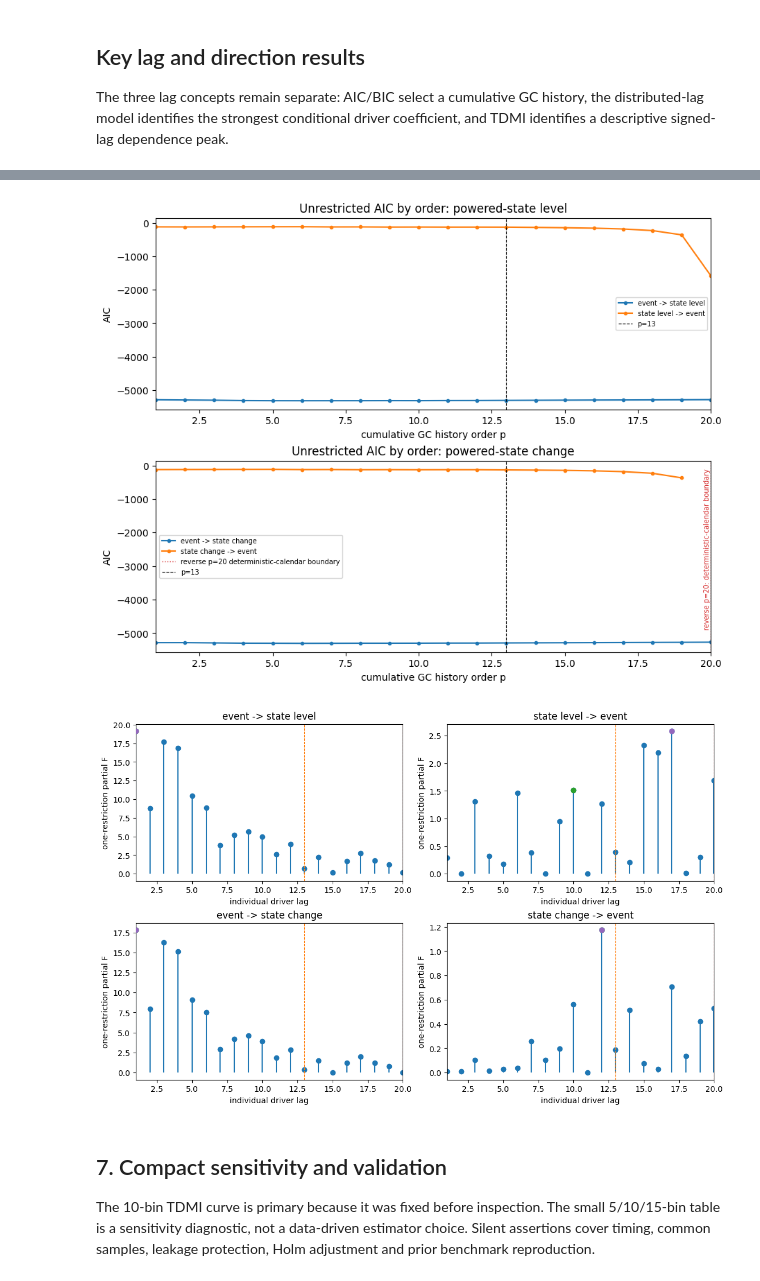
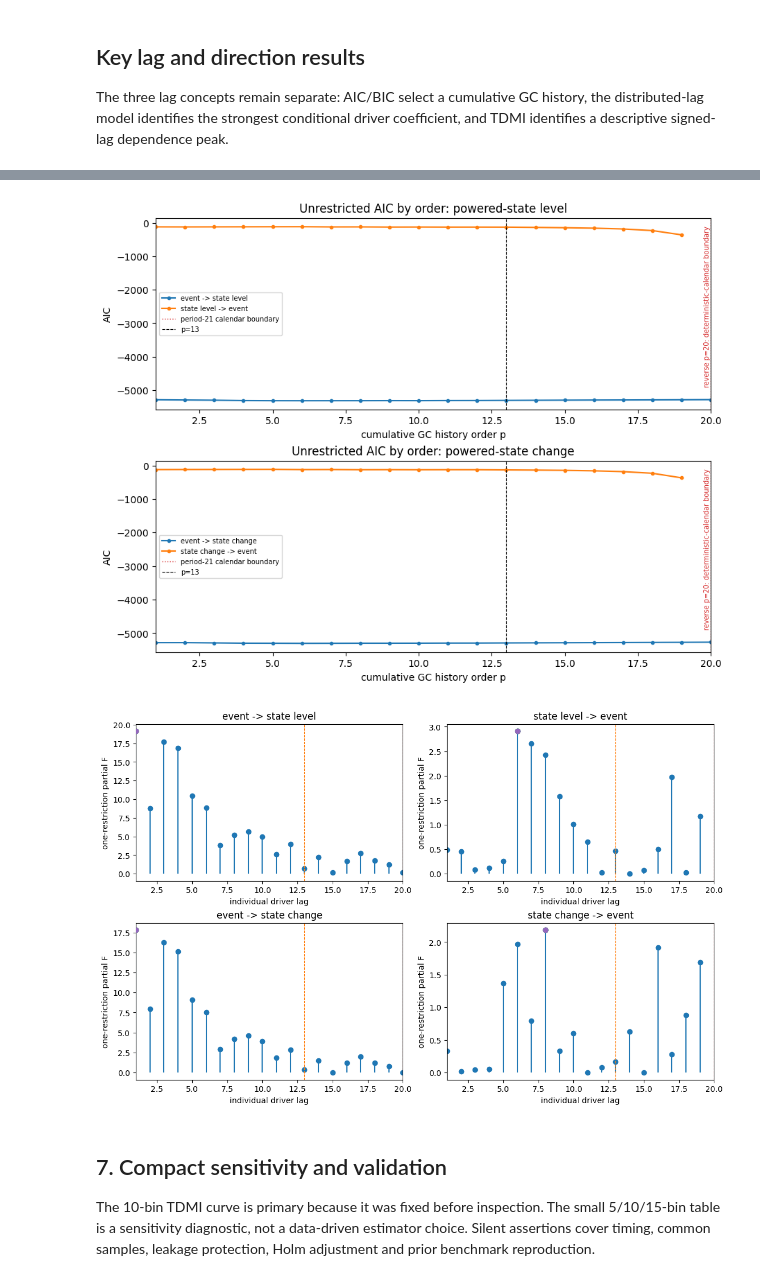
Before and after one commit to JivN24/HSBC-AN-RN, a Jupyter notebook: CODEWORK/Linus' Task Re-Do/01_dense_periodic_n1_gc_tdmi.ipynb, the cells around one changed output, grey strips where cells are left out. Cells and saved outputs as stored; diff of their text form; code cells hidden in the pictures.

```diff
--- a/CODEWORK/Linus' Task Re-Do/01_dense_periodic_n1_gc_tdmi.ipynb
+++ b/CODEWORK/Linus' Task Re-Do/01_dense_periodic_n1_gc_tdmi.ipynb
@@ -137,20 +132,17 @@ change_tdmi=compute_tdmi_curve(change_table.event,change_table.state_change); ch
 
 The three lag concepts remain separate: AIC/BIC select a cumulative GC history, the distributed-lag model identifies the strongest conditional driver coefficient, and TDMI identifies a descriptive signed-lag dependence peak.
 # %%
-selection_rows=[]; strongest_rows=[]; lag20_rows=[]
+selection_rows=[]; strongest_rows=[]; boundary_rows=[]
 for target_name,direction,_,_ in gc_specs:
     scan=gc_scan.loc[gc_scan.direction.eq(direction)]; selection_rows += [select_gc_orders(scan,DIRECT_END,'direct response p=1..13'),select_gc_orders(scan,INTER_EVENT_END,'strict inter-event p=1..20')]
-    lags=individual_lag_table.loc[individual_lag_table.direction.eq(direction)]; direct=lags.loc[lags.lag.between(1,DIRECT_END)].nlargest(1,'partial_F_statistic').iloc[0]; inter=lags.loc[lags.lag.between(1,INTER_EVENT_END)].nlargest(1,'partial_F_statistic').iloc[0]
-    for label,row in [('direct response lag=1..13',direct),('strict inter-event lag=1..20',inter)]: strongest_rows.append({'target':target_name,'direction':direction,'lag window':label,'strongest lag':int(row.lag),'coefficient':float(row.coefficient),'partial F-statistic':float(row.partial_F_statistic),'raw p-value':float(row.raw_p_value),'Holm-adjusted p-value':float(row.Holm_adjusted_p_value),'survives Holm correction':bool(row.survives_Holm_correction)})
-    at20=lags.loc[lags.lag.eq(INTER_EVENT_END)].iloc[0]; lag20_rows.append({'target':target_name,'direction':direction,'lag 20 partial F':at20.partial_F_statistic,'lag 20 raw p':at20.raw_p_value,'direct-window winner':int(direct.lag)})
-gc_order_selection_table=pd.DataFrame(selection_rows); strongest_individual_lag_table=pd.DataFrame(strongest_rows); lag20_comparison=pd.DataFrame(lag20_rows); tdmi_best_lag_table=pd.concat([level_tdmi_summary,change_tdmi_summary],ignore_index=True)
+    lags=individual_lag_table.loc[individual_lag_table.direction.eq(direction)]; direct=lags.loc[lags.lag.between(1,DIRECT_END)].nlargest(1,'partial_F_statistic').iloc[0]; inter_end=GC_MAX_ORDER-1 if direction in REVERSE_GC_DIRECTIONS else GC_MAX_ORDER; inter=lags.loc[lags.lag.between(1,inter_end)].nlargest(1,'partial_F_statistic').iloc[0]
+    for label,row in [('direct response lag=1..13',direct),(f"valid inter-event lag=1..{inter_end}",inter)]: strongest_rows.append({'target':target_name,'direction':direction,'lag window':label,'strongest lag':int(row.lag),'coefficient':float(row.coefficient),'partial F-statistic':float(row.partial_F_statistic),'raw p-value':float(row.raw_p_value),'Holm-adjusted p-value':float(row.Holm_adjusted_p_value),'survives Holm correction':bool(row.survives_Holm_correction)})
+    if direction in REVERSE_GC_DIRECTIONS: boundary_rows.append({'target':target_name,'direction':direction,'calendar boundary order':GC_MAX_ORDER,'status':'retained descriptively; not tested as an inferential lag'})
+gc_order_selection_table=pd.DataFrame(selection_rows); strongest_individual_lag_table=pd.DataFrame(strongest_rows); reverse_calendar_boundary_table=pd.DataFrame(boundary_rows); tdmi_best_lag_table=pd.concat([level_tdmi_summary,change_tdmi_summary],ignore_index=True)
 print('Table A: cumulative GC order selection (AIC primary; BIC sensitivity)'); display(gc_order_selection_table.style.format({'selected F-statistic':'{:.4f}','selected p-value':'{:.3e}','selected partial R-squared':'{:.6f}','selected log variance ratio':'{:.6f}'}))
-print('Because the periodic calendar can make reverse lag coefficients near the event period reflect phase and multicollinearity, they are not structural-causation evidence.')
-print('Because the event indicator is deterministic and periodic with period 21, reverse p=20 rows with numerically collapsed restricted residual variance are deterministic-calendar boundary diagnostics and are excluded from inferential order selection.')
-print('Table B: strongest individual distributed-lag driver coefficient'); display(strongest_individual_lag_table.style.format({'coefficient':'{:.6g}','partial F-statistic':'{:.4f}','raw p-value':'{:.3e}','Holm-adjusted p-value':'{:.3e}'}))
-print('Reverse-GC note: p=20 is excluded from order selection when its restricted event residual variance is numerically degenerate.');
+print('Table B: strongest individual distributed-lag driver coefficient'); display(strongest_individual_lag_table.style.format({'coefficient':'{:.6g}','partial F-statistic':'{:.4f}','raw p-value':'{:.3e}','Holm-adjusted p-value':'{:.3e}'})); display(reverse_calendar_boundary_table)
+print('Because the event indicator follows a deterministic period-21 calendar, its previous 20 values encode the event-cycle position. Reverse-GC order 20 is retained only as a deterministic-calendar boundary diagnostic and is excluded from model selection and lag-specific inference.')
 print('TDMI best lags by window'); display(tdmi_best_lag_table.style.format({'TDMI value':'{:.6f}'}))
-for _,row in lag20_comparison.loc[lag20_comparison['direct-window winner'].ne(INTER_EVENT_END)].iterrows(): print(f"{row.direction}: lag 20 partial F={row['lag 20 partial F']:.3f}, distinct from direct-window winner lag {int(row['direct-window winner'])}.")
 # %% [output]
 Table A: cumulative GC order selection (AIC primary; BIC sensitivity)
 |  | target | direction | search window | valid candidate-order range | AIC-selected order | BIC-selected order | ... |
@@ -198,8 +167,8 @@ state change -> event: lag 20 partial F=0.528, distinct from direct-window winne
 # %%
 def mark_reverse_boundary(ax, data):
-    boundary = data.loc[data.restricted_model_degenerate]
+    boundary = data.loc[data.excluded_from_selection]
     if not boundary.empty:
-        ax.axvline(INTER_EVENT_END, color='tab:red', linestyle=':', linewidth=1, label='reverse p=20 deterministic-calendar boundary')
+        ax.axvline(INTER_EVENT_END, color='tab:red', linestyle=':', linewidth=1, label='period-21 calendar boundary')
         ax.annotate('reverse p=20: deterministic-calendar boundary', xy=(INTER_EVENT_END, .96), xycoords=('data','axes fraction'), ha='right', va='top', rotation=90, fontsize=7, color='tab:red')
 
 def plot_gc_orders(target_name,title):
@@ -222,7 +191,8 @@ plt.show()
 fig,axes=plt.subplots(2,2,figsize=(11,7),constrained_layout=True)
 for ax,(_,direction,_,_) in zip(axes.ravel(),gc_specs):
     data=individual_lag_table.loc[individual_lag_table.direction.eq(direction)]; ax.stem(data.lag,data.partial_F_statistic,basefmt=' '); ax.axvline(DIRECT_END,color='tab:orange',linestyle='--',linewidth=.8); ax.axvline(INTER_EVENT_END,color='tab:red',linestyle='--',linewidth=.8)
-    for label,color in [('direct response lag=1..13','tab:green'),('strict inter-event lag=1..20','tab:purple')]:
+    inter_label=f"valid inter-event lag=1..{GC_MAX_ORDER-1 if direction in REVERSE_GC_DIRECTIONS else GC_MAX_ORDER}"
+    for label,color in [('direct response lag=1..13','tab:green'),(inter_label,'tab:purple')]:
         row=strongest_individual_lag_table.loc[(strongest_individual_lag_table.direction.eq(direction))&(strongest_individual_lag_table['lag window'].eq(label))].iloc[0]; ax.scatter(row['strongest lag'],row['partial F-statistic'],color=color,zorder=4)
     ax.set(title=direction,xlabel='individual driver lag',ylabel='one-restriction partial F',xlim=(1,GC_MAX_ORDER))
 plt.show()
@@ -232,5 +202,5 @@ plt.show()
-[figure, old version]
+[figure, new version]
-[figure, old version]
+[figure, new version]
 # %% [markdown]
 ## 7. Compact sensitivity and validation
 
```
Also changed, not shown: parts of 6 cells of this notebook, 1 other file.
